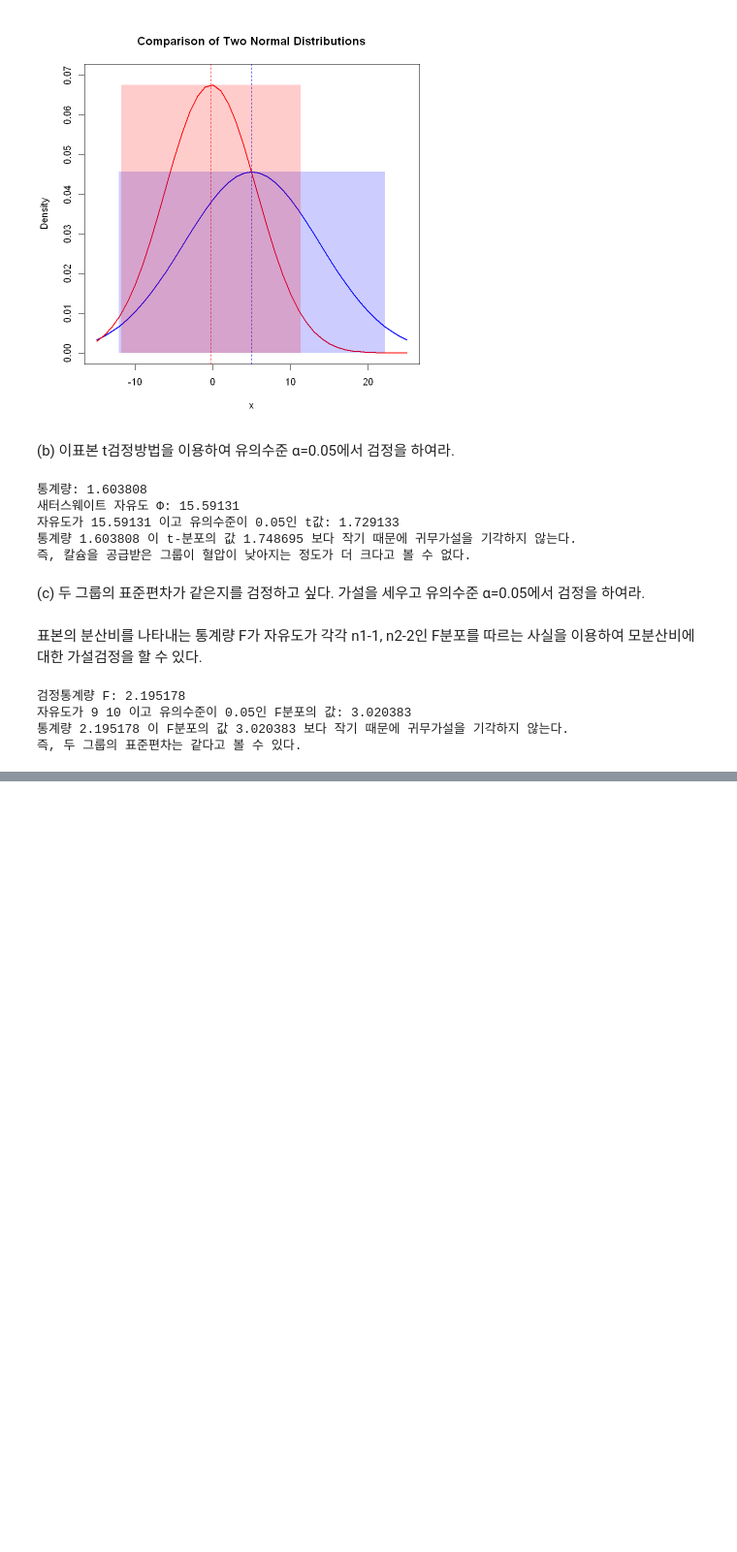
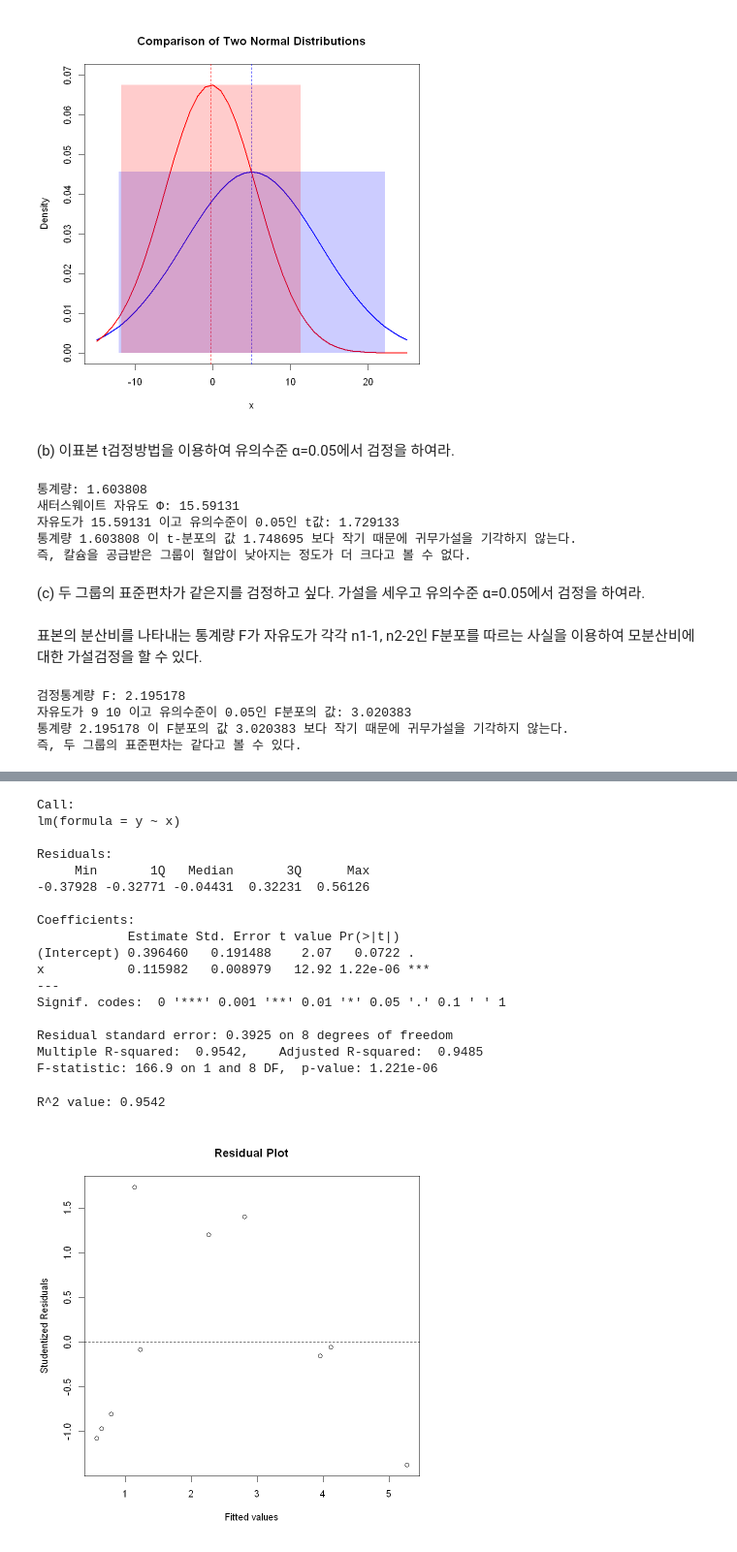
Before and after one commit to barkle2/KNOU, a Jupyter notebook: [5-1]데이터분석방법론(1)/중간고사.ipynb, the cells around one changed output, grey strips where cells are left out. Shown: that part at 97% size. Drawn from its saved outputs; the diff is of its cells as text; code cells hidden in the pictures; blank space fills up the shorter version.

```diff
--- a/[5-1]데이터분석방법론(1)/중간고사.ipynb
+++ b/[5-1]데이터분석방법론(1)/중간고사.ipynb
@@ -173,0 +175,33 @@ ERROR: Error in numericDeriv(form[[3L]], names(ind), env, central = nDcentral):
+# %%
+# 단순회귀모형 적합
+result <- lm(y ~ x)
+summary(result)
+
+# studentized residual 계산
+stud_res <- rstudent(result)
+
+# residual plot 그리기
+plot(fitted(result), stud_res, main="Residual Plot", xlab="Fitted values", ylab="Studentized Residuals")
+abline(h=0, lty=2)  # horizontal line at y=0
+
+cat("R^2 value: 0.9542")
+# %% [output]
+Call:
+lm(formula = y ~ x)
+
+Residuals:
+     Min       1Q   Median       3Q      Max
+-0.37928 -0.32771 -0.04431  0.32231  0.56126
+
+Coefficients:
+            Estimate Std. Error t value Pr(>|t|)
+(Intercept) 0.396460   0.191488    2.07   0.0722 .
+x           0.115982   0.008979   12.92 1.22e-06 ***
+---
+Signif. codes:  0 '***' 0.001 '**' 0.01 '*' 0.05 '.' 0.1 ' ' 1
+
+Residual standard error: 0.3925 on 8 degrees of freedom
+Multiple R-squared:  0.9542,    Adjusted R-squared:  0.9485
+F-statistic: 166.9 on 1 and 8 DF,  p-value: 1.221e-06
+R^2 value: 0.9542
+[figure, added]
```
Also changed, not shown: parts of 13 cells of this notebook, 6 other files.
